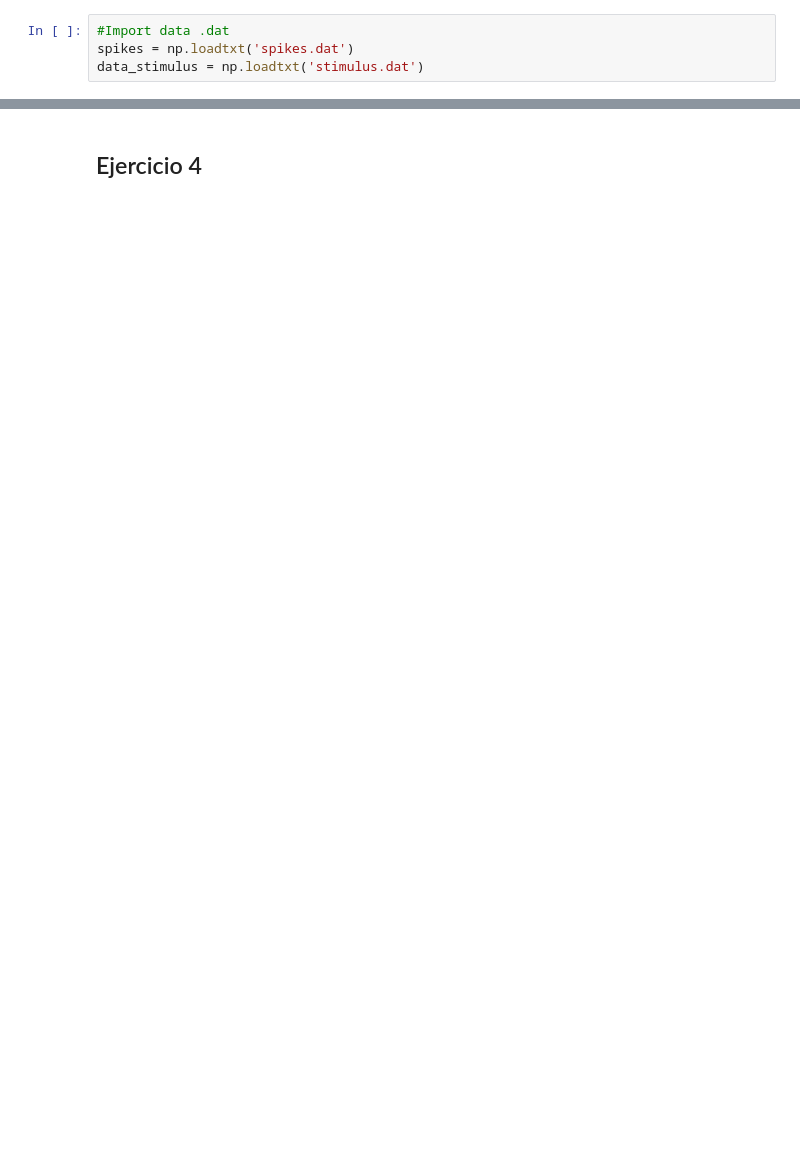
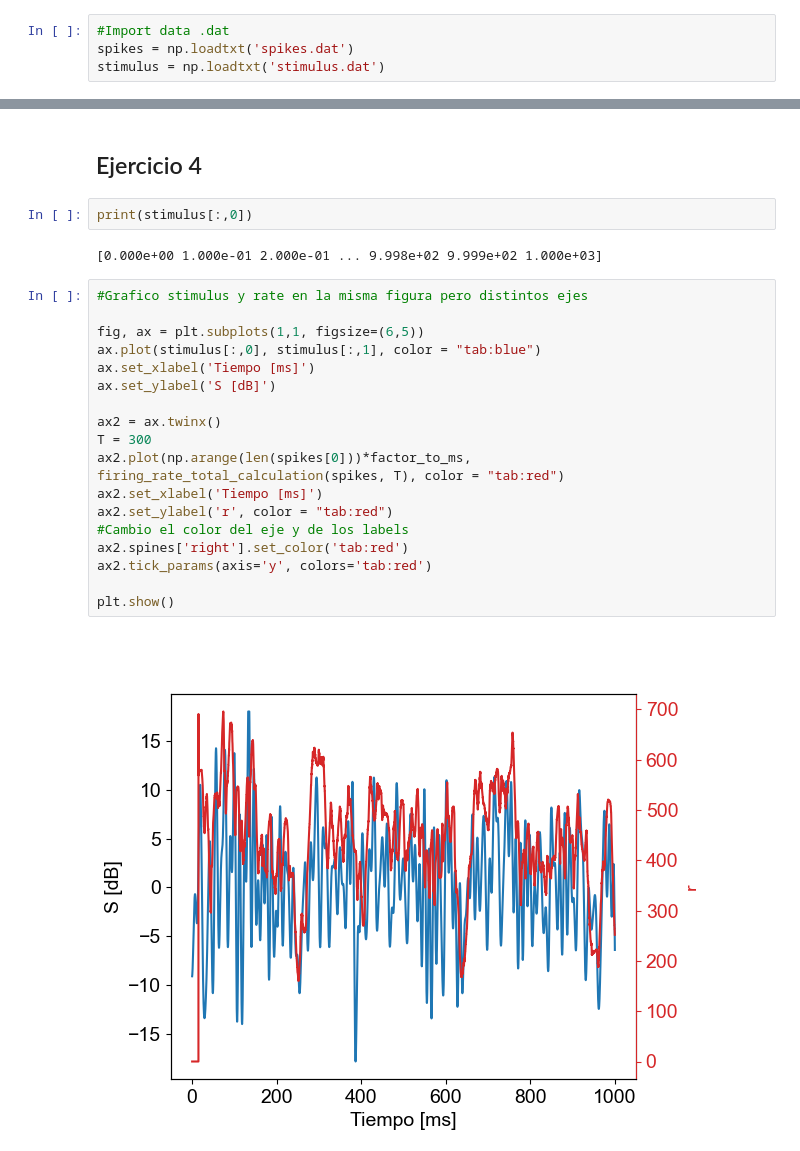
Before and after one commit to Lupama2/RedesNeuronales, a Jupyter notebook: Practicas/practica_3/practica_3.ipynb, the cells around one changed output, grey strips where cells are left out. Cells and saved outputs as stored; diff of their text form; blank space fills up the shorter version.

```diff
--- a/Practicas/practica_3/practica_3.ipynb
+++ b/Practicas/practica_3/practica_3.ipynb
@@ -23,7 +23,7 @@ matplotlib.rc('font', **font)
 # %%
 #Import data .dat
 spikes = np.loadtxt('spikes.dat')
-data_stimulus = np.loadtxt('stimulus.dat')
+stimulus = np.loadtxt('stimulus.dat')
 # %% [markdown]
 ## Ejercicio 1
 # %%
@@ -174,2 +183,26 @@ def plt_tasa_de_disparo(T):
 # %% [markdown]
 ## Ejercicio 4
+# %%
+print(stimulus[:,0])
+# %% [output]
+[0.000e+00 1.000e-01 2.000e-01 ... 9.998e+02 9.999e+02 1.000e+03]
+# %%
+#Grafico stimulus y rate en la misma figura pero distintos ejes
+
+fig, ax = plt.subplots(1,1, figsize=(6,5))
+ax.plot(stimulus[:,0], stimulus[:,1], color = "tab:blue")
+ax.set_xlabel('Tiempo [ms]')
+ax.set_ylabel('S [dB]')
+
+ax2 = ax.twinx()
+T = 300
+ax2.plot(np.arange(len(spikes[0]))*factor_to_ms, firing_rate_total_calculation(spikes, T), color = "tab:red")
+ax2.set_xlabel('Tiempo [ms]')
+ax2.set_ylabel('r', color = "tab:red")
+#Cambio el color del eje y de los labels
+ax2.spines['right'].set_color('tab:red')
+ax2.tick_params(axis='y', colors='tab:red')
+
+plt.show()
+# %% [output]
+[figure, added]
```
Also changed, not shown: parts of 3 cells of this notebook.
